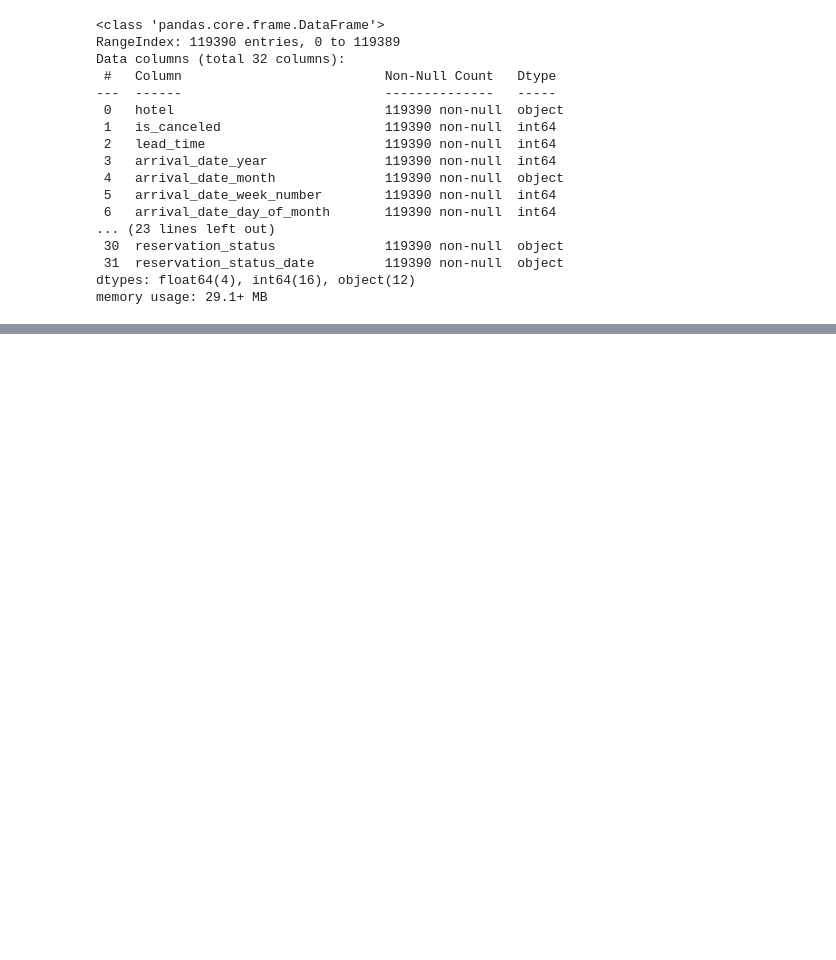
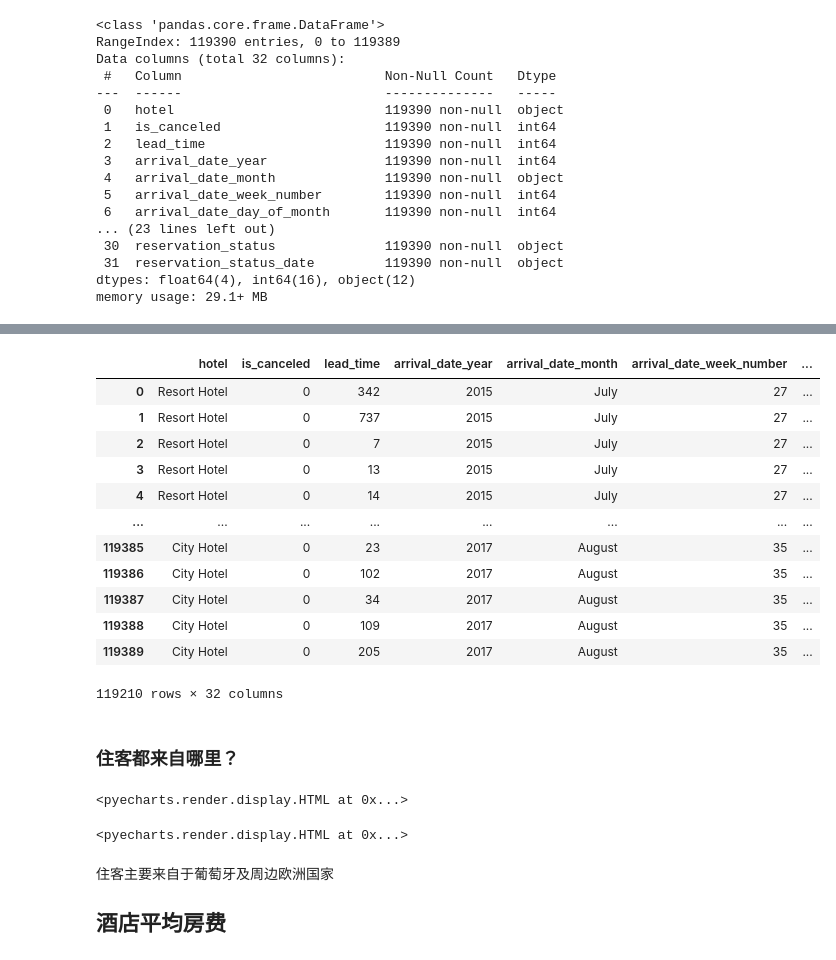
Before and after one commit to FengJingLiu/Kaggle-Data-Analysis-, a Jupyter notebook: hotel-booking-demand/hotel-booking-demand.ipynb, the cells around one changed output, grey strips where cells are left out. Cells and saved outputs as stored; diff of their text form; code cells hidden in the pictures; blank space fills up the shorter version.

```diff
--- a/hotel-booking-demand/hotel-booking-demand.ipynb
+++ b/hotel-booking-demand/hotel-booking-demand.ipynb
@@ -112,0 +81,25 @@ bar.render()
+# %%
+df = df.fillna(0)
+#预定餐食Undefined的数据转为SC
+df = df.replace('Undefined','SC')
+#删除部分订单成人孩子婴儿都是0的数据。
+df = df.drop(df[df['children']+df['adults']+df['babies'] ==0].index)
+# %%
+#部分订单成人孩子婴儿都是0的删除数据。
+df.drop(df[df['children']+df['adults']+df['babies'] ==0].index)
+# %% [output]
+|  | hotel | is_canceled | lead_time | arrival_date_year | arrival_date_month | arrival_date_week_number | ... |
+| 0 | Resort Hotel | 0 | 342 | 2015 | July | 27 | ... |
+| 1 | Resort Hotel | 0 | 737 | 2015 | July | 27 | ... |
+| 2 | Resort Hotel | 0 | 7 | 2015 | July | 27 | ... |
+| 3 | Resort Hotel | 0 | 13 | 2015 | July | 27 | ... |
+| 4 | Resort Hotel | 0 | 14 | 2015 | July | 27 | ... |
+| ... | ... | ... | ... | ... | ... | ... | ... |
+| 119385 | City Hotel | 0 | 23 | 2017 | August | 35 | ... |
+| 119386 | City Hotel | 0 | 102 | 2017 | August | 35 | ... |
+| 119387 | City Hotel | 0 | 34 | 2017 | August | 35 | ... |
+| 119388 | City Hotel | 0 | 109 | 2017 | August | 35 | ... |
+| 119389 | City Hotel | 0 | 205 | 2017 | August | 35 | ... |
+119210 rows × 32 columns
+# %% [markdown]
+### 住客都来自哪里？
@@ -112,0 +113,36 @@ bar.render()
+# %%
+#pyecharts饼图
+guests_from_pie = (
+    Pie(init_opts=opts.InitOpts(theme=ThemeType.ROMA))
+.add('',[list(z) for z in zip(country_list_for_pyecharts, country_guests_for_pyecharts)],label_opts=opts.LabelOpts(position='inside',formatter="{b}\n{c}\n{d}%"))
+.set_global_opts(
+        legend_opts=opts.LegendOpts(type_="scroll", pos_left="80%", orient="vertical"),
+        title_opts=opts.TitleOpts(title="住客国籍"),
+        tooltip_opts=opts.TooltipOpts(formatter="{b}:{c}\n{d}%")
+    )
+)
+guests_from_pie.render_notebook()
+# %% [output]
+<pyecharts.render.display.HTML at 0x...>
+# %%
+#国家iso代码转换为国家全名
+def tran_country_code(x):
+    try:
+        return pycountry.countries.get(alpha_3=x).name
+    except:
+        return 'other'
+c = (
+    Map(init_opts=opts.InitOpts(theme=ThemeType.ROMA))
+    .add("", [list(z) for z in zip(list(map(tran_country_code,country_list_for_pyecharts)), country_guests_for_pyecharts)], "world")
+    .set_series_opts(label_opts=opts.LabelOpts(is_show=False))
+    .set_global_opts(
+        title_opts=opts.TitleOpts(title="住客国籍"),
+        visualmap_opts=opts.VisualMapOpts(max_=21000),
+    )
+)
+c.render_notebook()
+# %% [output]
+<pyecharts.render.display.HTML at 0x...>
+# %% [markdown]
+住客主要来自于葡萄牙及周边欧洲国家
+## 酒店平均房费
```
Also changed, not shown: parts of 14 cells of this notebook, 1 other file.
